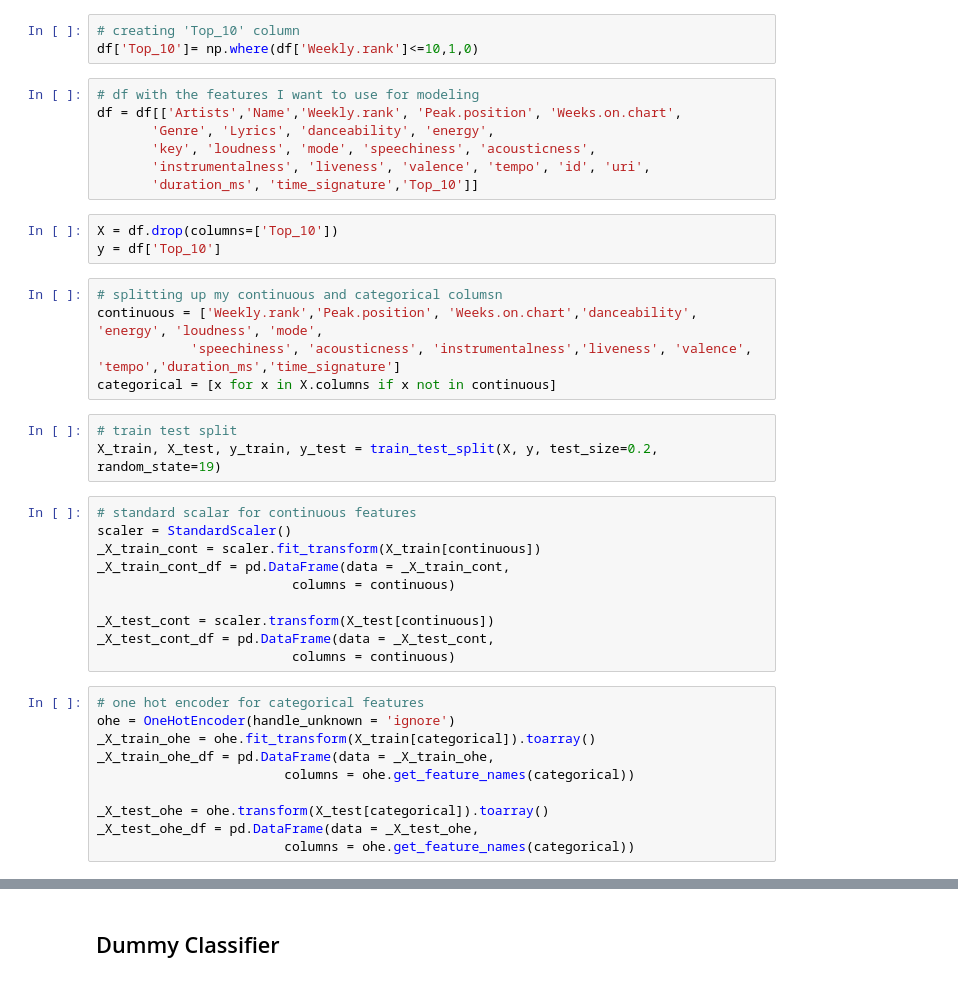
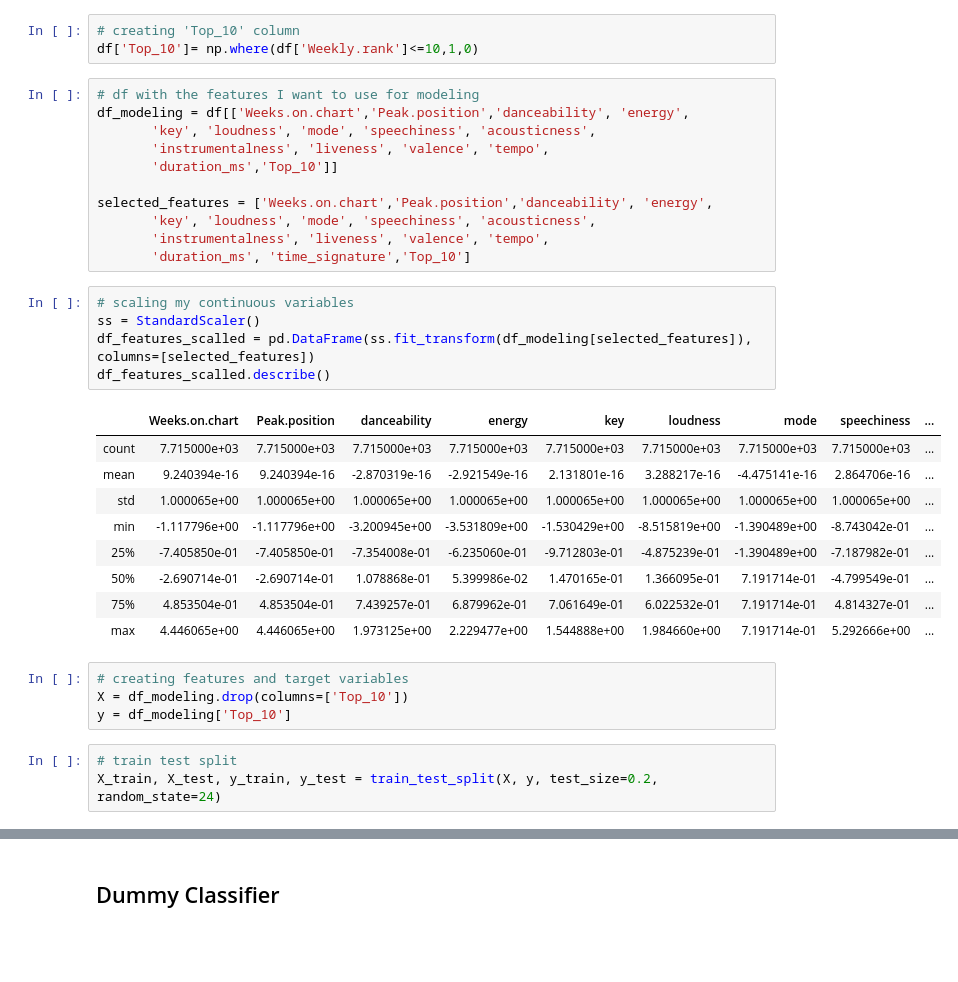
Before and after one commit to lcunningham24/Mod-5-Project, a Jupyter notebook: Final_Notebook.ipynb, the cells around one changed output, grey strips where cells are left out. Drawn from its saved outputs; the diff is of its cells as text; blank space fills up the shorter version.

```diff
--- a/Final_Notebook.ipynb
+++ b/Final_Notebook.ipynb
@@ -175,39 +122,34 @@ ax.set_title("Frequency of Genres");
 df['Top_10']= np.where(df['Weekly.rank']<=10,1,0)
 # %%
 # df with the features I want to use for modeling
-df = df[['Artists','Name','Weekly.rank', 'Peak.position', 'Weeks.on.chart',
-       'Genre', 'Lyrics', 'danceability', 'energy',
+df_modeling = df[['Weeks.on.chart','Peak.position','danceability', 'energy',
        'key', 'loudness', 'mode', 'speechiness', 'acousticness',
-       'instrumentalness', 'liveness', 'valence', 'tempo', 'id', 'uri',
-       'duration_ms', 'time_signature','Top_10']]
+       'instrumentalness', 'liveness', 'valence', 'tempo',
+       'duration_ms','Top_10']]
+
+selected_features = ['Weeks.on.chart','Peak.position','danceability', 'energy',
+       'key', 'loudness', 'mode', 'speechiness', 'acousticness',
+       'instrumentalness', 'liveness', 'valence', 'tempo',
+       'duration_ms', 'time_signature','Top_10']
+# %%
+# scaling my continuous variables
+ss = StandardScaler()
+df_features_scalled = pd.DataFrame(ss.fit_transform(df_modeling[selected_features]), columns=[selected_features])
+df_features_scalled.describe()
+# %% [output]
+|  | Weeks.on.chart | Peak.position | danceability | energy | key | loudness | mode | speechiness | ... |
+| count | 7.715000e+03 | 7.715000e+03 | 7.715000e+03 | 7.715000e+03 | 7.715000e+03 | 7.715000e+03 | 7.715000e+03 | 7.715000e+03 | ... |
+| mean | 9.240394e-16 | 9.240394e-16 | -2.870319e-16 | -2.921549e-16 | 2.131801e-16 | 3.288217e-16 | -4.475141e-16 | 2.864706e-16 | ... |
+| std | 1.000065e+00 | 1.000065e+00 | 1.000065e+00 | 1.000065e+00 | 1.000065e+00 | 1.000065e+00 | 1.000065e+00 | 1.000065e+00 | ... |
+| min | -1.117796e+00 | -1.117796e+00 | -3.200945e+00 | -3.531809e+00 | -1.530429e+00 | -8.515819e+00 | -1.390489e+00 | -8.743042e-01 | ... |
+| 25% | -7.405850e-01 | -7.405850e-01 | -7.354008e-01 | -6.235060e-01 | -9.712803e-01 | -4.875239e-01 | -1.390489e+00 | -7.187982e-01 | ... |
+| 50% | -2.690714e-01 | -2.690714e-01 | 1.078868e-01 | 5.399986e-02 | 1.470165e-01 | 1.366095e-01 | 7.191714e-01 | -4.799549e-01 | ... |
+| 75% | 4.853504e-01 | 4.853504e-01 | 7.439257e-01 | 6.879962e-01 | 7.061649e-01 | 6.022532e-01 | 7.191714e-01 | 4.814327e-01 | ... |
+| max | 4.446065e+00 | 4.446065e+00 | 1.973125e+00 | 2.229477e+00 | 1.544888e+00 | 1.984660e+00 | 7.191714e-01 | 5.292666e+00 | ... |
 # %%
-X = df.drop(columns=['Top_10'])
-y = df['Top_10']
+# creating features and target variables
+X = df_modeling.drop(columns=['Top_10'])
+y = df_modeling['Top_10']
-# %%
-# splitting up my continuous and categorical columsn
-continuous = ['Weekly.rank','Peak.position', 'Weeks.on.chart','danceability', 'energy', 'loudness', 'mode',
-            'speechiness', 'acousticness', 'instrumentalness','liveness', 'valence', 'tempo','duration_ms','time_signature']
-categorical = [x for x in X.columns if x not in continuous]
 # %%
 # train test split
-X_train, X_test, y_train, y_test = train_test_split(X, y, test_size=0.2, random_state=19)
+X_train, X_test, y_train, y_test = train_test_split(X, y, test_size=0.2, random_state=24)
-# %%
-# standard scalar for continuous features
-scaler = StandardScaler()
-_X_train_cont = scaler.fit_transform(X_train[continuous])
-_X_train_cont_df = pd.DataFrame(data = _X_train_cont,
-                         columns = continuous)
-
-_X_test_cont = scaler.transform(X_test[continuous])
-_X_test_cont_df = pd.DataFrame(data = _X_test_cont,
-                         columns = continuous)
-# %%
-# one hot encoder for categorical features
-ohe = OneHotEncoder(handle_unknown = 'ignore')
-_X_train_ohe = ohe.fit_transform(X_train[categorical]).toarray()
-_X_train_ohe_df = pd.DataFrame(data = _X_train_ohe,
-                        columns = ohe.get_feature_names(categorical))
-
-_X_test_ohe = ohe.transform(X_test[categorical]).toarray()
-_X_test_ohe_df = pd.DataFrame(data = _X_test_ohe,
-                        columns = ohe.get_feature_names(categorical))
```
Also changed, not shown: parts of 36 cells of this notebook.
